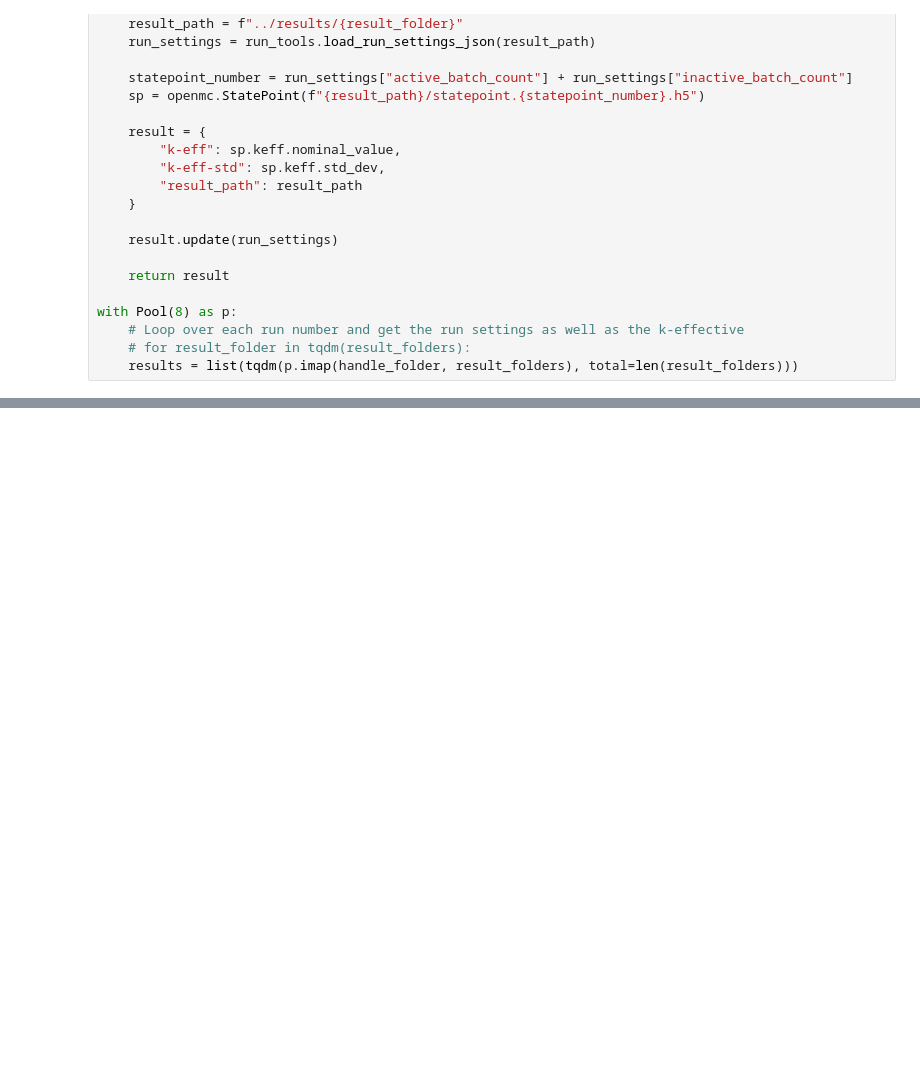
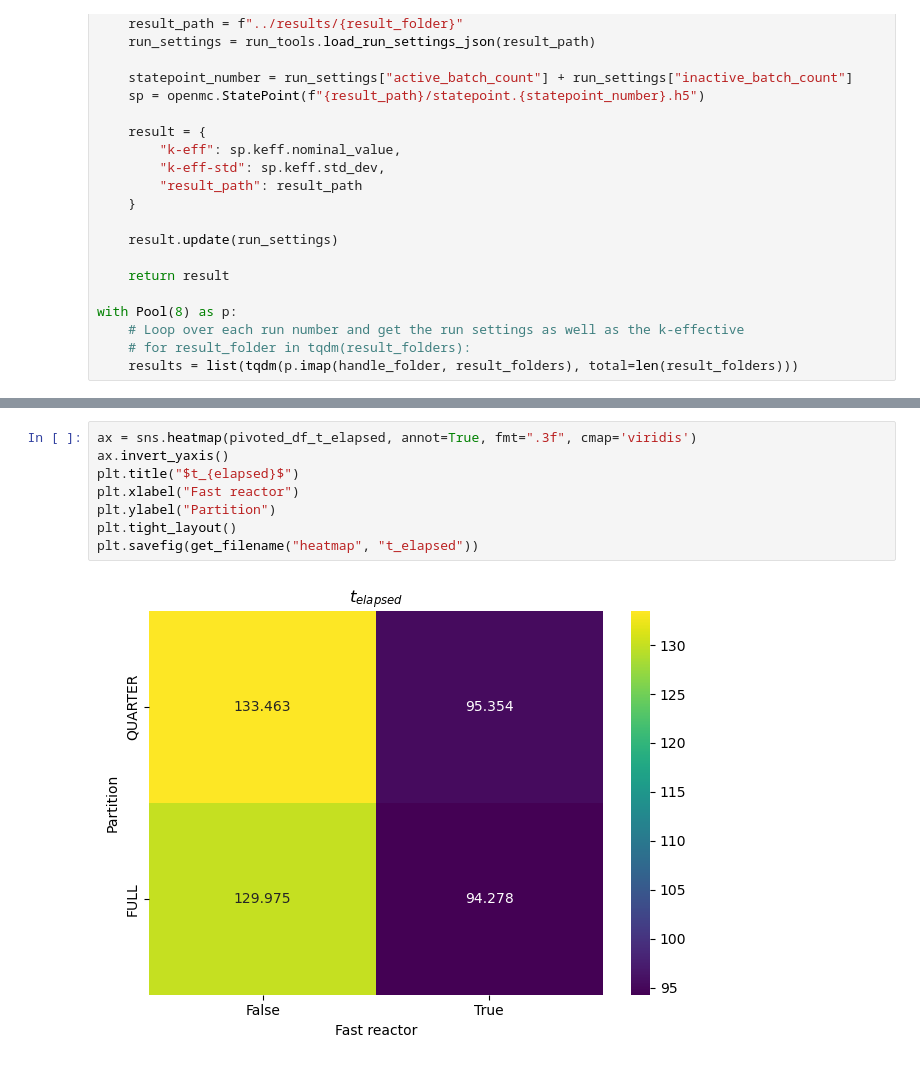
Before and after one commit to Kladdy/master-project, a Jupyter notebook: analysis/runs/R4/plotting/plot.ipynb, the cells around one changed output, grey strips where cells are left out. Cells and saved outputs as stored; diff of their text form; blank space fills up the shorter version.

```diff
--- a/analysis/runs/R4/plotting/plot.ipynb
+++ b/analysis/runs/R4/plotting/plot.ipynb
@@ -137,0 +101,10 @@ plt.savefig(get_filename("heatmap", "distribution-rho"))
+# %%
+ax = sns.heatmap(pivoted_df_t_elapsed, annot=True, fmt=".3f", cmap='viridis')
+ax.invert_yaxis()
+plt.title("$t_{elapsed}$")
+plt.xlabel("Fast reactor")
+plt.ylabel("Partition")
+plt.tight_layout()
+plt.savefig(get_filename("heatmap", "t_elapsed"))
+# %% [output]
+[figure, added]
```
Also changed, not shown: parts of 7 cells of this notebook, 19 other files.
